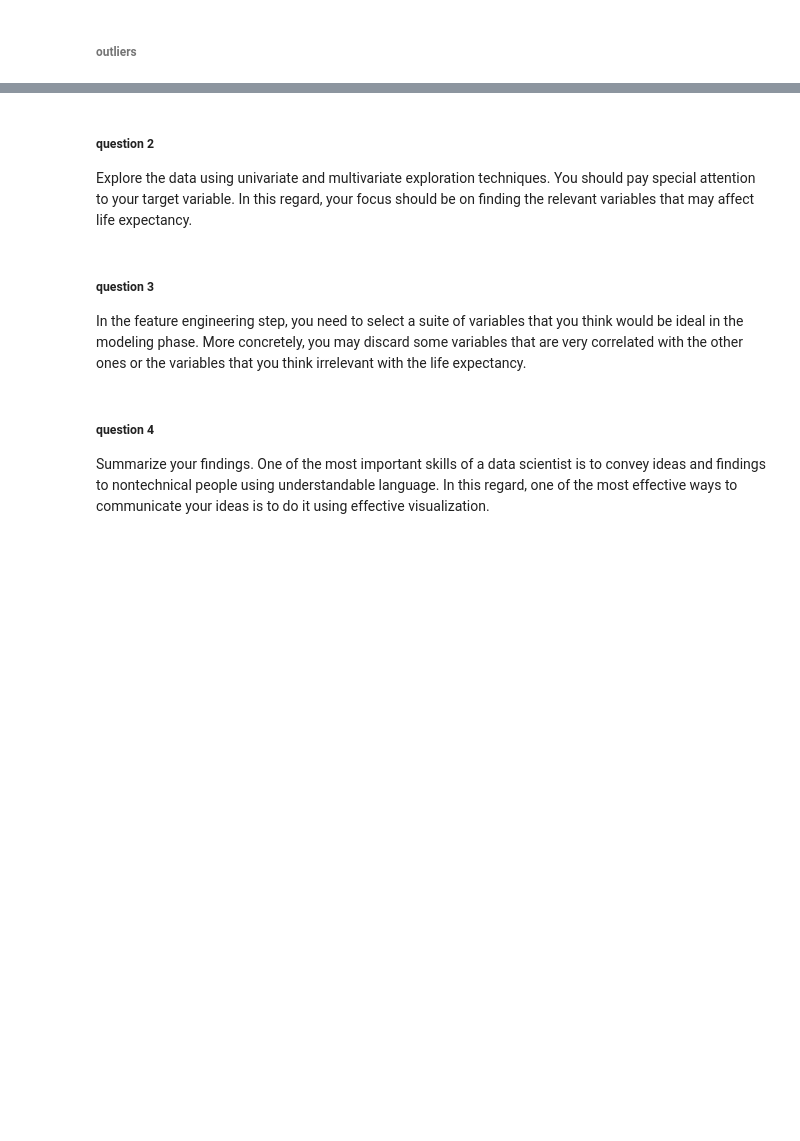
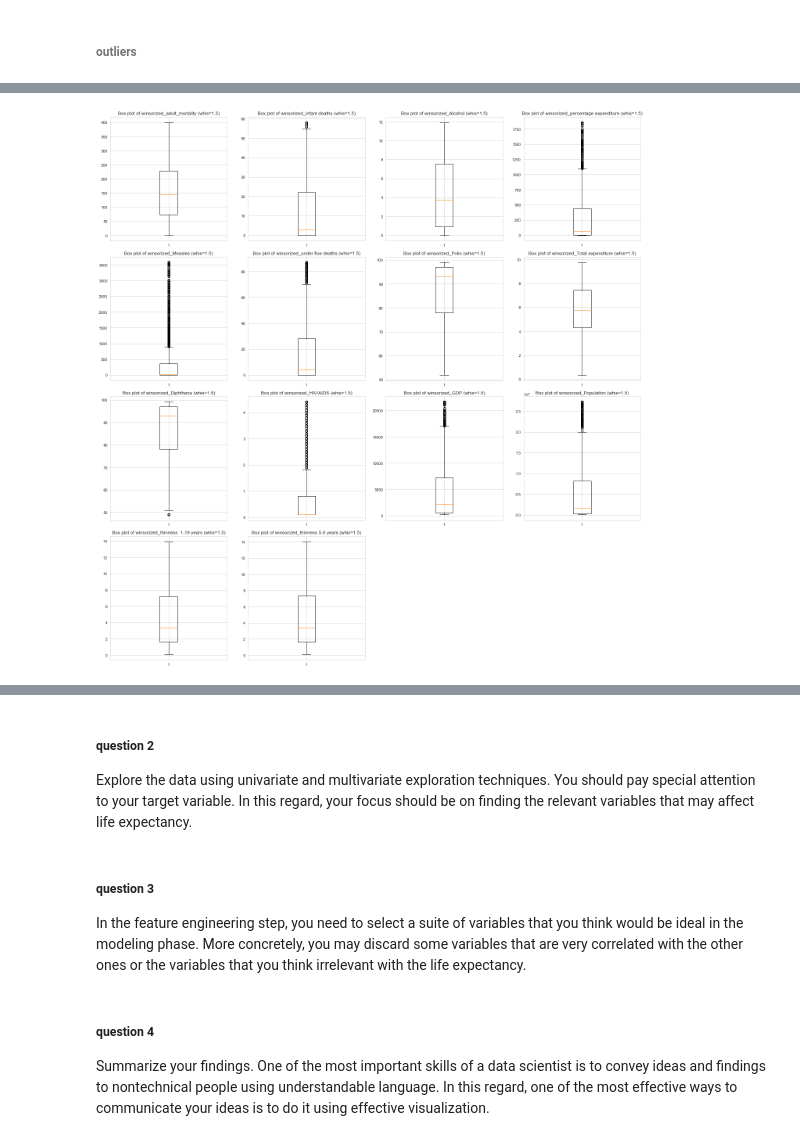
Before and after one commit to kathieking/Thinkful, a Jupyter notebook: check17_challenge.ipynb, the cells around one changed output, grey strips where cells are left out. Cells and saved outputs as stored; diff of their text form; code cells hidden in the pictures; blank space fills up the shorter version.

```diff
--- a/check17_challenge.ipynb
+++ b/check17_challenge.ipynb
@@ -239,0 +1073,80 @@ for threshold in np.arange(1,5,0.5):
+# %%
+from scipy.stats.mstats import winsorize
+lifeexpectancy_df['winsorized_adult_mortality'] = winsorize(lifeexpectancy_df['Adult Mortality'], (0, 0.05))
+lifeexpectancy_df['winsorized_infant deaths'] = winsorize(lifeexpectancy_df['infant deaths'], (.10, 0.10))
+lifeexpectancy_df['winsorized_Alcohol'] = winsorize(lifeexpectancy_df['Alcohol'], (0, 0.05))
+lifeexpectancy_df['winsorized_percentage expenditure'] = winsorize(lifeexpectancy_df['percentage expenditure'], (0.10, 0.10))
+lifeexpectancy_df['winsorized_Measles'] = winsorize(lifeexpectancy_df['Measles'], (0.10, 0.10))
+lifeexpectancy_df['winsorized_under-five deaths'] = winsorize(lifeexpectancy_df['under-five deaths'], (0.10, 0.10))
+lifeexpectancy_df['winsorized_Polio'] = winsorize(lifeexpectancy_df['Polio'], (.10, 0.05))
+lifeexpectancy_df['winsorized_Total expenditure'] = winsorize(lifeexpectancy_df['Total expenditure'], (0, 0.05))
+lifeexpectancy_df['winsorized_Diphtheria'] = winsorize(lifeexpectancy_df['Diphtheria'], (.10, 0.10))
+lifeexpectancy_df['winsorized_HIV/AIDS'] = winsorize(lifeexpectancy_df['HIV/AIDS'], (0.10, 0.10))
+lifeexpectancy_df['winsorized_GDP'] = winsorize(lifeexpectancy_df['GDP'], (0.10, 0.10))
+lifeexpectancy_df['winsorized_Population'] = winsorize(lifeexpectancy_df['Population'], (0.10, 0.10))
+lifeexpectancy_df['winsorized_thinness  1-19 years'] = winsorize(lifeexpectancy_df['thinness  1-19 years'], (0, 0.05))
+lifeexpectancy_df['winsorized_thinness 5-9 years'] = winsorize(lifeexpectancy_df['thinness 5-9 years'], (0, 0.05))
+# %%
+plt.figure(figsize=(20,20))
+
+plt.subplot(4,4,1)
+plt.boxplot(lifeexpectancy_df['winsorized_adult_mortality'])
+plt.title("Box plot of winsorized_adult_mortality (whis=1.5)")
+
+plt.subplot(4,4,2)
+plt.boxplot(lifeexpectancy_df['winsorized_infant deaths'])
+plt.title("Box plot of winsorized_infant deaths (whis=1.5)")
+
+plt.subplot(4,4,3)
+plt.boxplot(lifeexpectancy_df['winsorized_Alcohol'])
+plt.title("Box plot of winsorized_Alcohol (whis=1.5)")
+
+plt.subplot(4,4,4)
+plt.boxplot(lifeexpectancy_df['winsorized_percentage expenditure'])
+plt.title("Box plot of winsorized_percentage expenditure (whis=1.5)")
+
+plt.subplot(4,4,5)
+plt.boxplot(lifeexpectancy_df['winsorized_Measles'])
+plt.title("Box plot of winsorized_Measles (whis=1.5)")
+
+plt.subplot(4,4,6)
+plt.boxplot(lifeexpectancy_df['winsorized_under-five deaths'])
+plt.title("Box plot of winsorized_under-five deaths (whis=1.5)")
+
+plt.subplot(4,4,7)
+plt.boxplot(lifeexpectancy_df['winsorized_Polio'])
+plt.title("Box plot of winsorized_Polio (whis=1.5)")
+
+plt.subplot(4,4,8)
+plt.boxplot(lifeexpectancy_df['winsorized_Total expenditure'])
+plt.title("Box plot of winsorized_Total expenditure (whis=1.5)")
+
+plt.subplot(4,4,9)
+plt.boxplot(lifeexpectancy_df['winsorized_Diphtheria'])
+plt.title("Box plot of winsorized_Diphtheria (whis=1.5)")
+
+plt.subplot(4,4,10)
+plt.boxplot(lifeexpectancy_df['winsorized_HIV/AIDS'])
+plt.title("Box plot of winsorized_HIV/AIDS (whis=1.5)")
+
+plt.subplot(4,4,11)
+plt.boxplot(lifeexpectancy_df['winsorized_GDP'])
+plt.title("Box plot of winsorized_GDP (whis=1.5)")
+
+plt.subplot(4,4,12)
+plt.boxplot(lifeexpectancy_df['winsorized_Population'])
+plt.title("Box plot of winsorized_Population (whis=1.5)")
+
+plt.subplot(4,4,13)
+plt.boxplot(lifeexpectancy_df['winsorized_thinness  1-19 years'])
+plt.title("Box plot of winsorized_thinness  1-19 years (whis=1.5)")
+
+plt.subplot(4,4,14)
+plt.boxplot(lifeexpectancy_df['winsorized_thinness 5-9 years'])
+plt.title("Box plot of winsorized_thinness 5-9 years (whis=1.5)")
+
+
+plt.tight_layout()
+plt.show()
+# %% [output]
+[figure, added]
```
Also changed, not shown: parts of 72 cells of this notebook.
